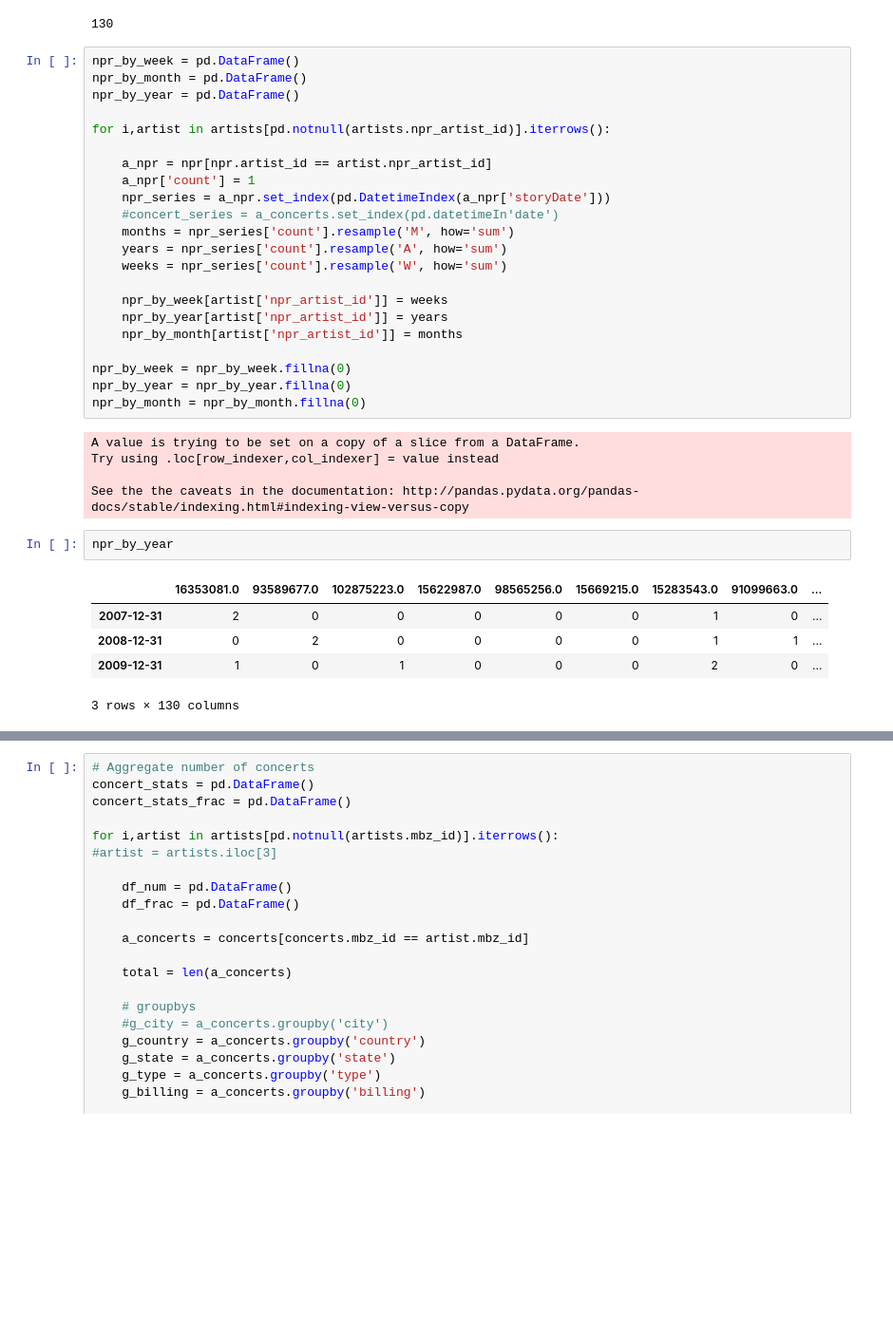
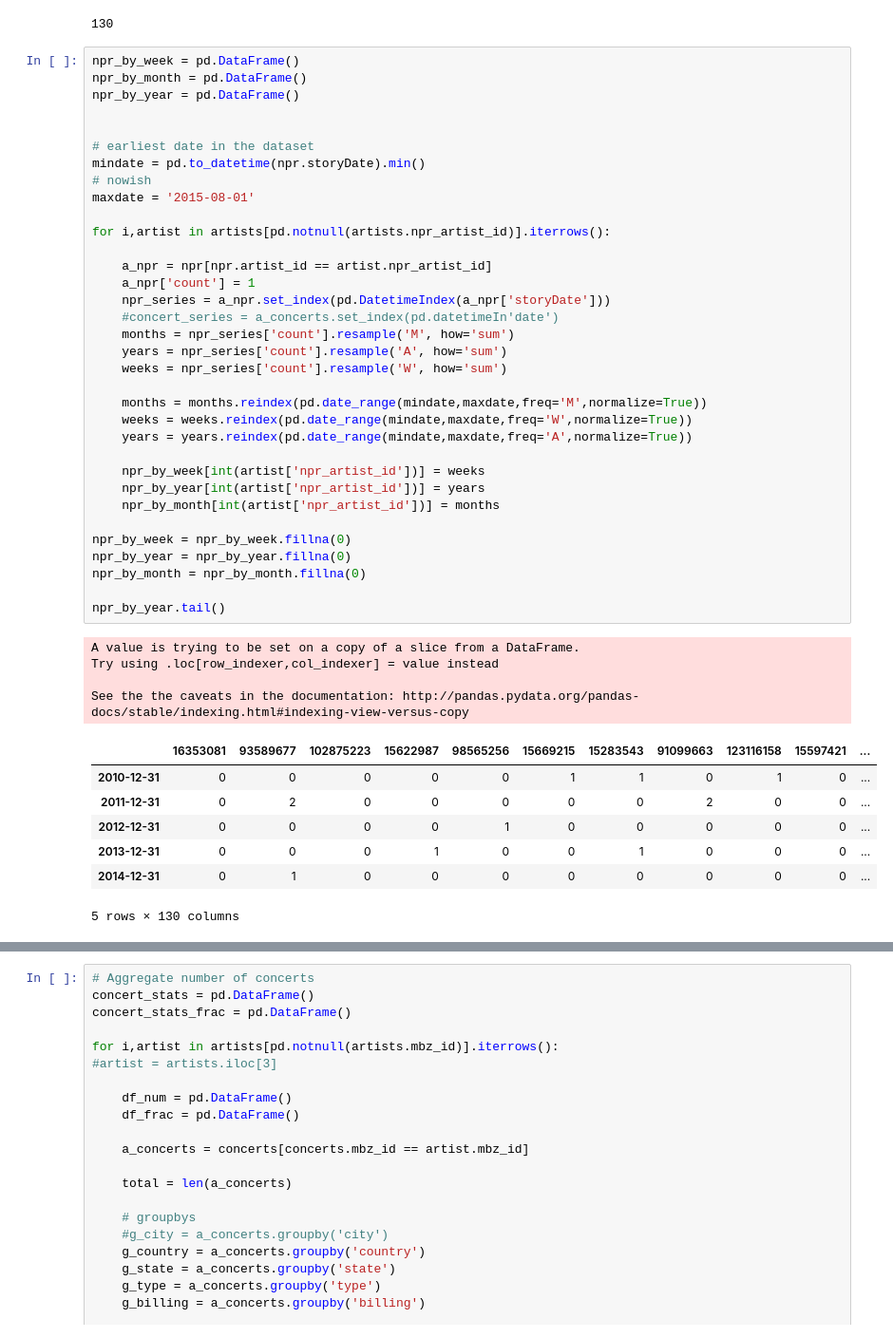
Before and after one commit to trxw/CDIPS_PandoraTeam, a Jupyter notebook: analysis.ipynb, the cells around one changed output, grey strips where cells are left out. Shown at 95% size. Saved outputs shown, nothing was run; the diff lists cells and outputs as text; blank space fills up the shorter version.

```diff
--- a/analysis.ipynb
+++ b/analysis.ipynb
@@ -133,35 +121,46 @@ len(npr_stats)
 # %%
 npr_by_week = pd.DataFrame()
 npr_by_month = pd.DataFrame()
 npr_by_year = pd.DataFrame()
+
+
+# earliest date in the dataset
+mindate = pd.to_datetime(npr.storyDate).min()
+# nowish
+maxdate = '2015-08-01'
 
 for i,artist in artists[pd.notnull(artists.npr_artist_id)].iterrows():
 
     a_npr = npr[npr.artist_id == artist.npr_artist_id]
     a_npr['count'] = 1
     npr_series = a_npr.set_index(pd.DatetimeIndex(a_npr['storyDate']))
     #concert_series = a_concerts.set_index(pd.datetimeIn'date')
     months = npr_series['count'].resample('M', how='sum')
     years = npr_series['count'].resample('A', how='sum')
     weeks = npr_series['count'].resample('W', how='sum')
 
-    npr_by_week[artist['npr_artist_id']] = weeks
-    npr_by_year[artist['npr_artist_id']] = years
-    npr_by_month[artist['npr_artist_id']] = months
+    months = months.reindex(pd.date_range(mindate,maxdate,freq='M',normalize=True))
+    weeks = weeks.reindex(pd.date_range(mindate,maxdate,freq='W',normalize=True))
+    years = years.reindex(pd.date_range(mindate,maxdate,freq='A',normalize=True))
+
+    npr_by_week[int(artist['npr_artist_id'])] = weeks
+    npr_by_year[int(artist['npr_artist_id'])] = years
+    npr_by_month[int(artist['npr_artist_id'])] = months
 
 npr_by_week = npr_by_week.fillna(0)
 npr_by_year = npr_by_year.fillna(0)
 npr_by_month = npr_by_month.fillna(0)
+
+npr_by_year.tail()
 # %% [output]
 A value is trying to be set on a copy of a slice from a DataFrame.
 Try using .loc[row_indexer,col_indexer] = value instead
 
 See the the caveats in the documentation: http://pandas.pydata.org/pandas-docs/stable/indexing.html#indexing-view-versus-copy
+|  | 16353081 | 93589677 | 102875223 | 15622987 | 98565256 | 15669215 | 15283543 | 91099663 | 123116158 | 15597421 | ... |
+| 2010-12-31 | 0 | 0 | 0 | 0 | 0 | 1 | 1 | 0 | 1 | 0 | ... |
+| 2011-12-31 | 0 | 2 | 0 | 0 | 0 | 0 | 0 | 2 | 0 | 0 | ... |
+| 2012-12-31 | 0 | 0 | 0 | 0 | 1 | 0 | 0 | 0 | 0 | 0 | ... |
+| 2013-12-31 | 0 | 0 | 0 | 1 | 0 | 0 | 1 | 0 | 0 | 0 | ... |
+| 2014-12-31 | 0 | 1 | 0 | 0 | 0 | 0 | 0 | 0 | 0 | 0 | ... |
+5 rows × 130 columns
-# %%
-npr_by_year
-# %% [output]
-|  | 16353081.0 | 93589677.0 | 102875223.0 | 15622987.0 | 98565256.0 | 15669215.0 | 15283543.0 | 91099663.0 | ... |
-| 2007-12-31 | 2 | 0 | 0 | 0 | 0 | 0 | 1 | 0 | ... |
-| 2008-12-31 | 0 | 2 | 0 | 0 | 0 | 0 | 1 | 1 | ... |
-| 2009-12-31 | 1 | 0 | 1 | 0 | 0 | 0 | 2 | 0 | ... |
-3 rows × 130 columns
```
Also changed, not shown: parts of 6 cells of this notebook.
